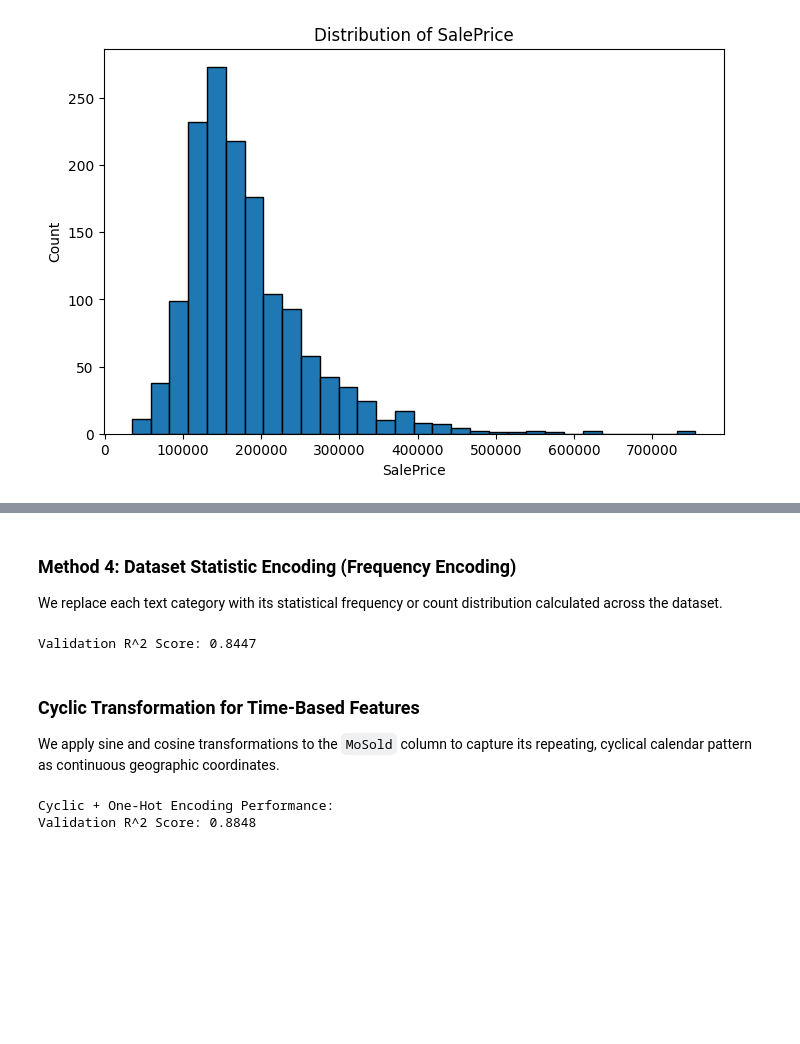
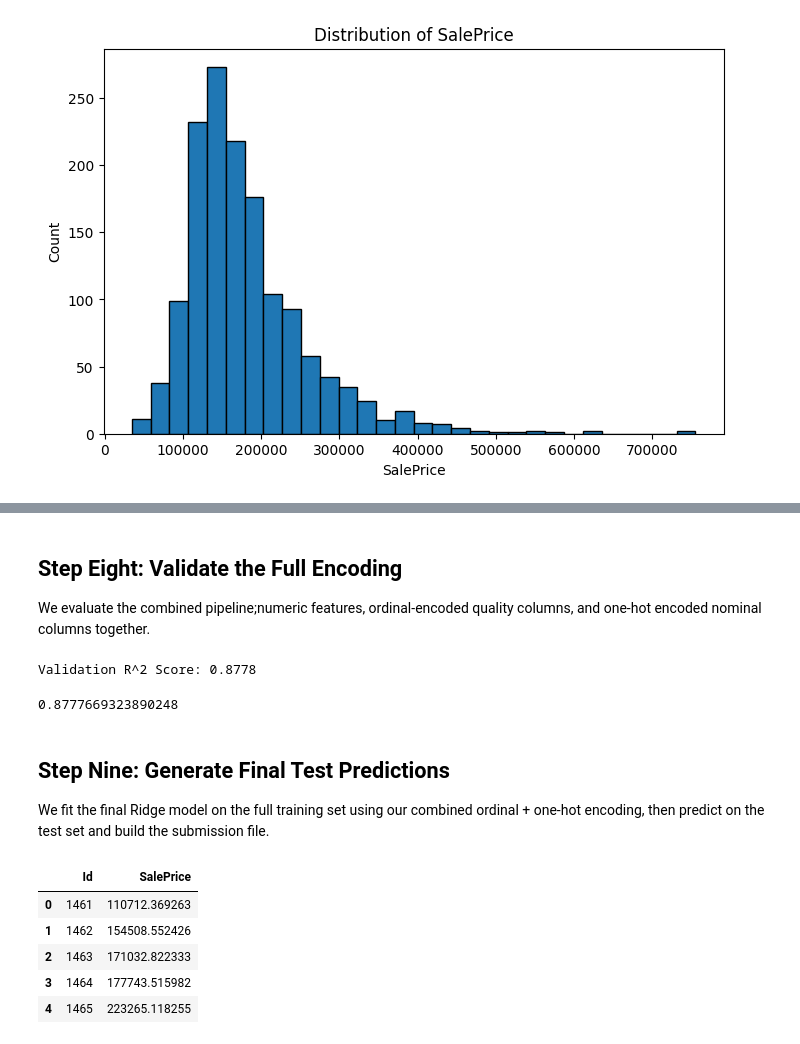
Before and after one commit to BridgetWanjiru/Houseprices, a Jupyter notebook: Houseprices.ipynb, the cells around one changed output, grey strips where cells are left out. Saved outputs shown, nothing was run; the diff lists cells and outputs as text; code cells hidden in the pictures; blank space fills up the shorter version.

Commit message:
Updated encoding techniques

```diff
--- a/Houseprices.ipynb
+++ b/Houseprices.ipynb
@@ -138,14 +199,28 @@ We implement `FeatureHasher` on our categorical columns to compress our high-car
 # %%
-from sklearn.feature_extraction import FeatureHasher
+from sklearn.preprocessing import OneHotEncoder
 
-categorical_dicts = X_train_clean[categorical_cols].to_dict(orient='records')
+nominal_cols = [c for c in categorical_cols if c not in ordinal_maps]
 
-hasher = FeatureHasher(n_features=1000, input_type='dict')
-hashed_sparse = hasher.fit_transform(categorical_dicts)
+ohe = OneHotEncoder(sparse_output=False, handle_unknown='ignore')
+ohe.fit(X_train_clean[nominal_cols])
 
-hashed_df = pd.DataFrame(hashed_sparse.toarray(), columns=[f'hash_{i}' for i in range(1000)])
+ohe_train_array = ohe.transform(X_train_clean[nominal_cols])
+ohe_test_array = ohe.transform(X_test_clean[nominal_cols])
 
-X_train_hash = pd.concat([numeric_features, hashed_df], axis=1)
+ohe_train_df = pd.DataFrame(
+    ohe_train_array,
+    columns=ohe.get_feature_names_out(nominal_cols),
+    index=X_train_clean.index
+)
+ohe_test_df = pd.DataFrame(
+    ohe_test_array,
+    columns=ohe.get_feature_names_out(nominal_cols),
+    index=X_test_clean.index
+)
 
-evaluate_model(X_train_hash, y_train)
+X_train_final = pd.concat([X_train_clean[numeric_cols], X_train_clean[list(ordinal_maps.keys())], ohe_train_df], axis=1)
+X_test_final = pd.concat([X_test_clean[numeric_cols], X_test_clean[list(ordinal_maps.keys())], ohe_test_df], axis=1)
+
+print(f"Nominal columns one-hot encoded: {len(nominal_cols)}")
+print(f"Final training shape: {X_train_final.shape}")
 # %% [output]
@@ -153,32 +229,35 @@ Validation R^2 Score: 0.8863
 # %% [markdown]
-### Method 4: Dataset Statistic Encoding (Frequency Encoding)
-We replace each text category with its statistical frequency or count distribution calculated across the dataset.
+## Step Eight: Validate the Full Encoding
+
+We evaluate the combined pipeline;numeric features, ordinal-encoded
+quality columns, and one-hot encoded nominal columns together.
 # %%
-X_train_stat = X_train_clean.copy()
-
-for col in categorical_cols:
-    freq_map = X_train_stat[col].value_counts(normalize=True)
-
-    X_train_stat[col] = X_train_stat[col].map(freq_map)
-
-X_train_stat_clean = X_train_stat[numeric_cols + categorical_cols]
-evaluate_model(X_train_stat_clean, y_train)
+evaluate_model(X_train_final, y_train)
 # %% [output]
-Validation R^2 Score: 0.8447
+Validation R^2 Score: 0.8778
+0.8777669323890248
 # %% [markdown]
-### Cyclic Transformation for Time-Based Features
-We apply sine and cosine transformations to the `MoSold` column to capture its repeating, cyclical calendar pattern as continuous geographic coordinates.
+## Step Nine: Generate Final Test Predictions
+
+We fit the final Ridge model on the full training set using our combined
+ordinal + one-hot encoding, then predict on the test set and build the
+submission file.
 # %%
-X_train_cyclic = X_train_clean.copy()
+final_model = Ridge(alpha=1.0)
+final_model.fit(X_train_final, y_train)
+final_predictions = final_model.predict(X_test_final)
 
-X_train_cyclic['MoSold_sin'] = np.sin(2 * np.pi * X_train_cyclic['MoSold'] / 12.0)
-X_train_cyclic['MoSold_cos'] = np.cos(2 * np.pi * X_train_cyclic['MoSold'] / 12.0)
-
-X_train_cyclic_full = pd.concat([X_train_ohe, X_train_cyclic[['MoSold_sin', 'MoSold_cos']]], axis=1)
-
-print("Cyclic + One-Hot Encoding Performance:")
-evaluate_model(X_train_cyclic_full, y_train)
+submission = pd.DataFrame({
+    'Id': df_test['Id'],
+    'SalePrice': final_predictions
+})
+submission.to_csv('my_submission.csv', index=False)
+submission.head()
 # %% [output]
-Cyclic + One-Hot Encoding Performance:
-Validation R^2 Score: 0.8848
+|  | Id | SalePrice |
+| 0 | 1461 | 110712.369263 |
+| 1 | 1462 | 154508.552426 |
+| 2 | 1463 | 171032.822333 |
+| 3 | 1464 | 177743.515982 |
+| 4 | 1465 | 223265.118255 |
 # %% [markdown]
```
Also changed, not shown: parts of 23 cells of this notebook, 1 other file.
